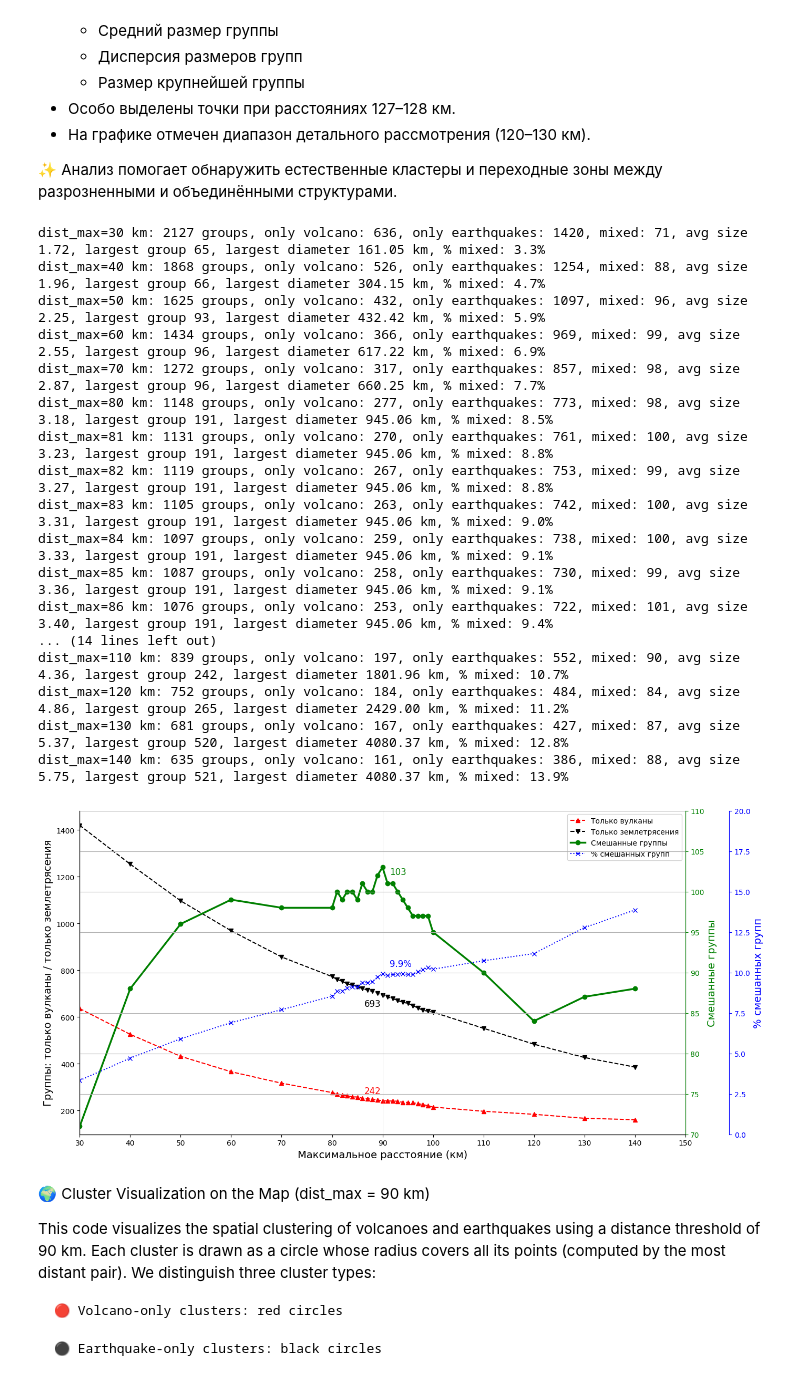
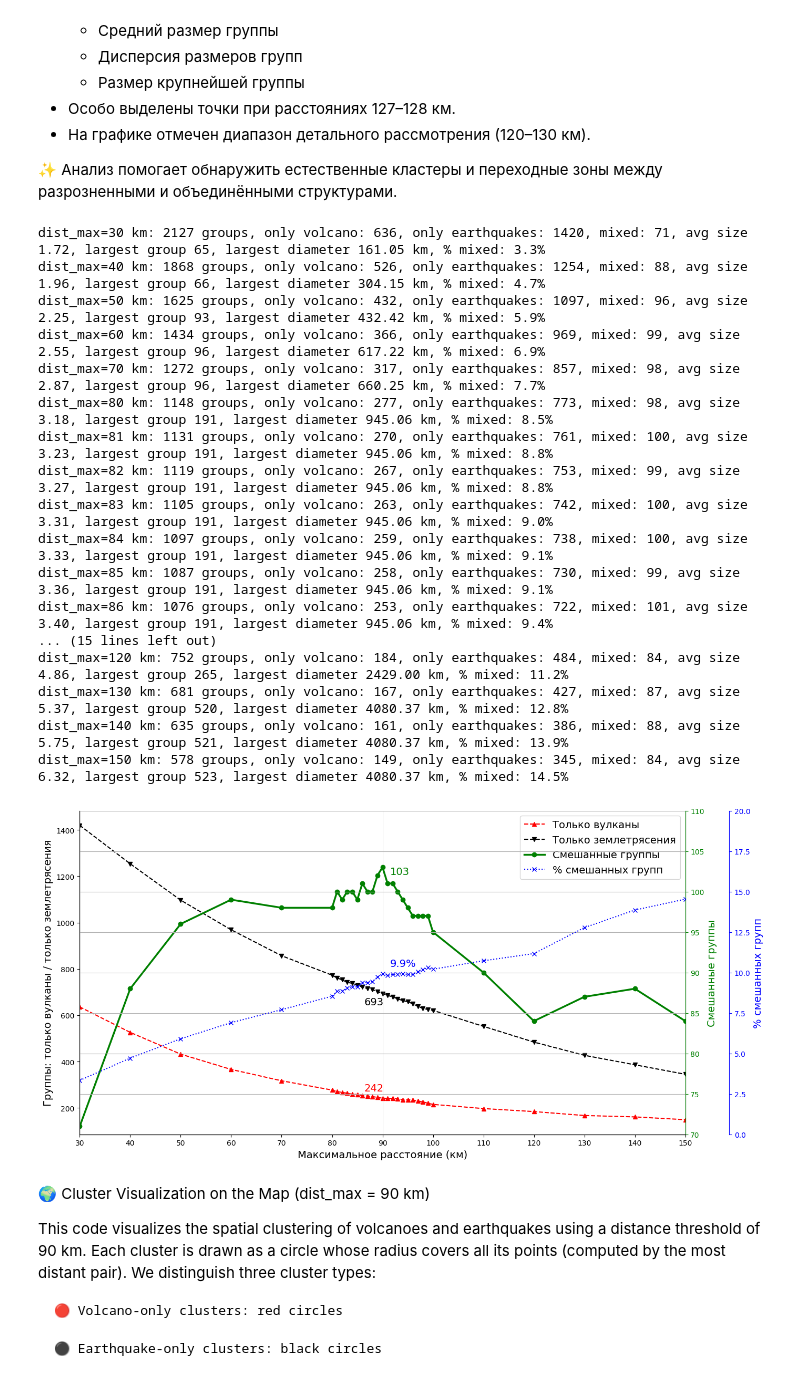
Before and after one commit to componavt/volcano_wikidata, a Jupyter notebook: src/ voleq_group_types.ipynb, the cells around one changed output. Saved outputs shown, nothing was run; the diff lists cells and outputs as text; code cells hidden in the pictures.

```diff
--- a/src/ voleq_group_types.ipynb
+++ b/src/ voleq_group_types.ipynb
@@ -26,8 +26,8 @@ f_earthquake = "earthquakes_2023.csv"
 
 # distances_max_list = range(10, 250, 10)  # Test thresholds from 10 km to 250 km
 # distances_max_list = range(30, 150, 10)
-distances_max_list = list(range(30, 80, 10)) + list(range(80, 100, 1)) + list(range(100, 150, 10)) # slow real
-# distances_max_list = list(range(30, 80, 20)) + list(range(80, 100, 5)) + list(range(100, 150, 20)) # fast
+distances_max_list = list(range(30, 80, 10)) + list(range(80, 100, 1)) + list(range(100, 151, 10)) # slow real
+# distances_max_list = list(range(30, 80, 20)) + list(range(80, 100, 5)) + list(range(100, 140, 20)) # fast
 
 # шаг 10 для диапазона 80-170, но шаг 2 для диапазона 120-130, чтобы увидеть на графике локальный изгиб
 # [80, 90, 100, 110, 120, 121, 122, 123, 124, 125, 126, 127, 128, 129, 130, 140, 150, 160]
@@ -320,44 +320,44 @@ host.axvline(x=90, color='lightgrey', linestyle='-', linewidth=0.7)
 # Annotate values at dist_max = 90
 index_90 = distances_max_list.index(90)
 host.annotate(f"{volcano_only_list[index_90]}", xy=(90, volcano_only_list[index_90]),
-              xytext=(-25, 10), textcoords='offset points', fontsize=12, color='red')
+              xytext=(-25, 10), textcoords='offset points', fontsize=14, color='red')
 host.annotate(f"{earthquake_only_list[index_90]}", xy=(90, earthquake_only_list[index_90]),
-              xytext=(-25, -15), textcoords='offset points', fontsize=12, color='black')
+              xytext=(-25, -15), textcoords='offset points', fontsize=14, color='black')
 par2.annotate(f"{mixed_group_list[index_90]}", xy=(90, mixed_group_list[index_90]),
-              xytext=(10, -10), textcoords='offset points', fontsize=12, color='green')
+              xytext=(10, -10), textcoords='offset points', fontsize=14, color='green')
 par3.annotate(f"{mixed_group_percent_list[index_90]:.1f}%", xy=(90, mixed_group_percent_list[index_90]),
-              xytext=(10, 10), textcoords='offset points', fontsize=12, color='blue')
+              xytext=(10, 10), textcoords='offset points', fontsize=14, color='blue')
 
 # Combine legends
 lines = [p1, p2, p3, p4]
 labels = [line.get_label() for line in lines]
-host.legend(lines, labels, loc='upper right')
+host.legend(lines, labels, loc='upper right', fontsize=14) # 12
 
 #plt.title(tr("Group Type Breakdown by Distance", "Типы групп в зависимости от расстояния"), fontsize=16)
 #plt.grid(True)
 plt.grid(axis='y')
 plt.tight_layout()
 plt.savefig("group_type_breakdown.png", dpi=300, transparent=True)
 plt.show()
 # %% [output]
 dist_max=30 km: 2127 groups, only volcano: 636, only earthquakes: 1420, mixed: 71, avg size 1.72, largest group 65, largest diameter 161.05 km, % mixed: 3.3%
 dist_max=40 km: 1868 groups, only volcano: 526, only earthquakes: 1254, mixed: 88, avg size 1.96, largest group 66, largest diameter 304.15 km, % mixed: 4.7%
 dist_max=50 km: 1625 groups, only volcano: 432, only earthquakes: 1097, mixed: 96, avg size 2.25, largest group 93, largest diameter 432.42 km, % mixed: 5.9%
 dist_max=60 km: 1434 groups, only volcano: 366, only earthquakes: 969, mixed: 99, avg size 2.55, largest group 96, largest diameter 617.22 km, % mixed: 6.9%
 dist_max=70 km: 1272 groups, only volcano: 317, only earthquakes: 857, mixed: 98, avg size 2.87, largest group 96, largest diameter 660.25 km, % mixed: 7.7%
 dist_max=80 km: 1148 groups, only volcano: 277, only earthquakes: 773, mixed: 98, avg size 3.18, largest group 191, largest diameter 945.06 km, % mixed: 8.5%
 dist_max=81 km: 1131 groups, only volcano: 270, only earthquakes: 761, mixed: 100, avg size 3.23, largest group 191, largest diameter 945.06 km, % mixed: 8.8%
 dist_max=82 km: 1119 groups, only volcano: 267, only earthquakes: 753, mixed: 99, avg size 3.27, largest group 191, largest diameter 945.06 km, % mixed: 8.8%
 dist_max=83 km: 1105 groups, only volcano: 263, only earthquakes: 742, mixed: 100, avg size 3.31, largest group 191, largest diameter 945.06 km, % mixed: 9.0%
 dist_max=84 km: 1097 groups, only volcano: 259, only earthquakes: 738, mixed: 100, avg size 3.33, largest group 191, largest diameter 945.06 km, % mixed: 9.1%
 dist_max=85 km: 1087 groups, only volcano: 258, only earthquakes: 730, mixed: 99, avg size 3.36, largest group 191, largest diameter 945.06 km, % mixed: 9.1%
 dist_max=86 km: 1076 groups, only volcano: 253, only earthquakes: 722, mixed: 101, avg size 3.40, largest group 191, largest diameter 945.06 km, % mixed: 9.4%
-... (14 lines left out)
-dist_max=110 km: 839 groups, only volcano: 197, only earthquakes: 552, mixed: 90, avg size 4.36, largest group 242, largest diameter 1801.96 km, % mixed: 10.7%
+... (15 lines left out)
 dist_max=120 km: 752 groups, only volcano: 184, only earthquakes: 484, mixed: 84, avg size 4.86, largest group 265, largest diameter 2429.00 km, % mixed: 11.2%
 dist_max=130 km: 681 groups, only volcano: 167, only earthquakes: 427, mixed: 87, avg size 5.37, largest group 520, largest diameter 4080.37 km, % mixed: 12.8%
 dist_max=140 km: 635 groups, only volcano: 161, only earthquakes: 386, mixed: 88, avg size 5.75, largest group 521, largest diameter 4080.37 km, % mixed: 13.9%
+dist_max=150 km: 578 groups, only volcano: 149, only earthquakes: 345, mixed: 84, avg size 6.32, largest group 523, largest diameter 4080.37 km, % mixed: 14.5%
-[figure, old version]
+[figure, new version]
 # %% [markdown]
 🌍 Cluster Visualization on the Map (dist_max = 90 km)
 
```
Also changed, not shown: parts of 2 cells of this notebook.
